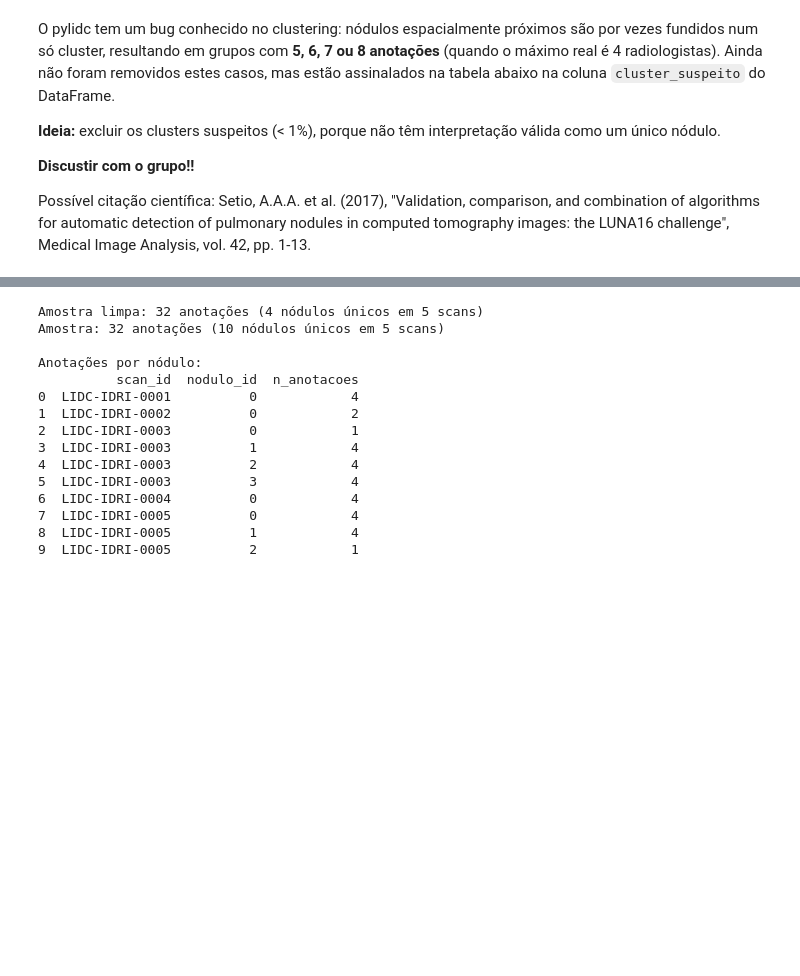
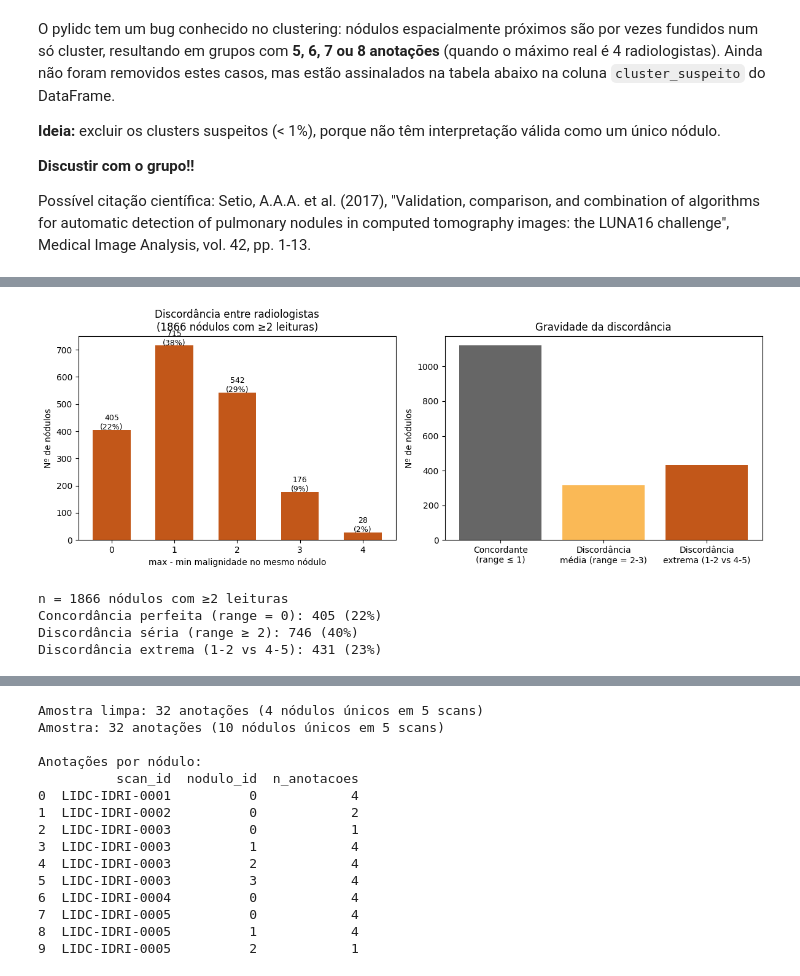
Before and after one commit to andredpinto/MASS_detect, a Jupyter notebook: notebooks/lidc_exploration.ipynb, the cells around one changed output, grey strips where cells are left out. Cells and saved outputs as stored; diff of their text form; code cells hidden in the pictures; blank space fills up the shorter version.

```diff
--- a/notebooks/lidc_exploration.ipynb
+++ b/notebooks/lidc_exploration.ipynb
@@ -50,3 +50,11 @@ n_annotations = pl.query(pl.Annotation).count()
 print(f"Scans (séries de TC): {n_scans}")
 print(f"Pacientes únicos:     {n_patients}")
 print(f"Anotações totais:     {n_annotations}")
+
+"""Silencia os prints do pylidc durante o clustering, que são muitos e não são úteis neste caso"""
+from contextlib import redirect_stdout
+import io
+
+def cluster_annotations_silent(scan):
+    with redirect_stdout(io.StringIO()):
+        return scan.cluster_annotations()
@@ -55,7 +67,7 @@ print(f"Anotações totais:     {n_annotations}")
 
 Antes de escalar para o dataset inteiro, confirmamos que a biblioteca funciona no nosso ambiente. Escolhemos o `LIDC-IDRI-0001` porque é pequeno e está sempre presente.
 # %%
-patient_id = 'LIDC-IDRI-0001'
+patient_id = 'LIDC-IDRI-0003'
 scan = pl.query(pl.Scan).filter(pl.Scan.patient_id == patient_id).first()
 
 if scan is None:
@@ -313,0 +369,54 @@ Possível citação científica: Setio, A.A.A. et al. (2017), "Validation, compa
+# %%
+# Para cada nódulo (cluster), calcular a dispersão de malignidade entre radiologistas
+dispersoes = []
+for scan in pl.query(pl.Scan):
+    clusters = cluster_annotations_silent(scan)
+    for cluster in clusters:
+        if len(cluster) > 4:  # ignora clusters bugados
+            continue
+        ratings = [a.malignancy for a in cluster if a.malignancy is not None]
+        if len(ratings) >= 2:
+            dispersoes.append({
+                'n_raters': len(ratings),
+                'min': min(ratings),
+                'max': max(ratings),
+                'range': max(ratings) - min(ratings),
+            })
+
+df_disp = pd.DataFrame(dispersoes)
+
+fig, axes = plt.subplots(1, 2, figsize=(12, 4.5))
+
+# Histograma do range
+counts = df_disp['range'].value_counts().reindex(range(5), fill_value=0)
+axes[0].bar(counts.index, counts.values, width=0.6, color='#c25719')
+for x, n in zip(counts.index, counts.values):
+    axes[0].text(x, n + 2, f"{n}\n({100*n/len(df_disp):.0f}%)",
+                 ha='center', fontsize=9)
+axes[0].set_xlabel("max - min malignidade no mesmo nódulo")
+axes[0].set_ylabel("Nº de nódulos")
+axes[0].set_title(f"Discordância entre radiologistas\n({len(df_disp)} nódulos com ≥2 leituras)")
+
+# Discordância extrema: 1-2 vs 4-5
+extremo = ((df_disp['min'] <= 2) & (df_disp['max'] >= 4)).sum()
+axes[1].bar(['Concordante\n(range ≤ 1)', 'Discordância\nmédia (range = 2-3)',
+             'Discordância\nextrema (1-2 vs 4-5)'],
+            [(df_disp['range'] <= 1).sum(),
+             ((df_disp['range'] >= 2) & ~((df_disp['min'] <= 2) & (df_disp['max'] >= 4))).sum(),
+             extremo],
+            color=['#666666', '#fab956', '#c25719'])
+axes[1].set_ylabel("Nº de nódulos")
+axes[1].set_title("Gravidade da discordância")
+plt.tight_layout()
+plt.show()
+
+print(f"n = {len(df_disp)} nódulos com ≥2 leituras")
+print(f"Concordância perfeita (range = 0): {(df_disp['range'] == 0).sum()} ({(df_disp['range'] == 0).mean():.0%})")
+print(f"Discordância séria (range ≥ 2): {(df_disp['range'] >= 2).sum()} ({(df_disp['range'] >= 2).mean():.0%})")
+print(f"Discordância extrema (1-2 vs 4-5): {extremo} ({extremo/len(df_disp):.0%})")
+# %% [output]
+[figure, added]
+n = 1866 nódulos com ≥2 leituras
+Concordância perfeita (range = 0): 405 (22%)
+Discordância séria (range ≥ 2): 746 (40%)
+Discordância extrema (1-2 vs 4-5): 431 (23%)
```
Also changed, not shown: parts of 34 cells of this notebook.
